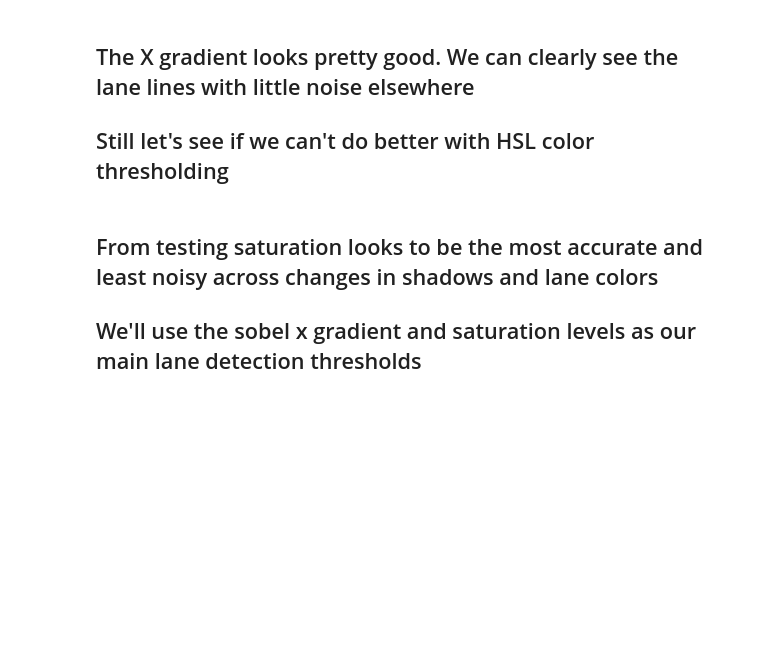
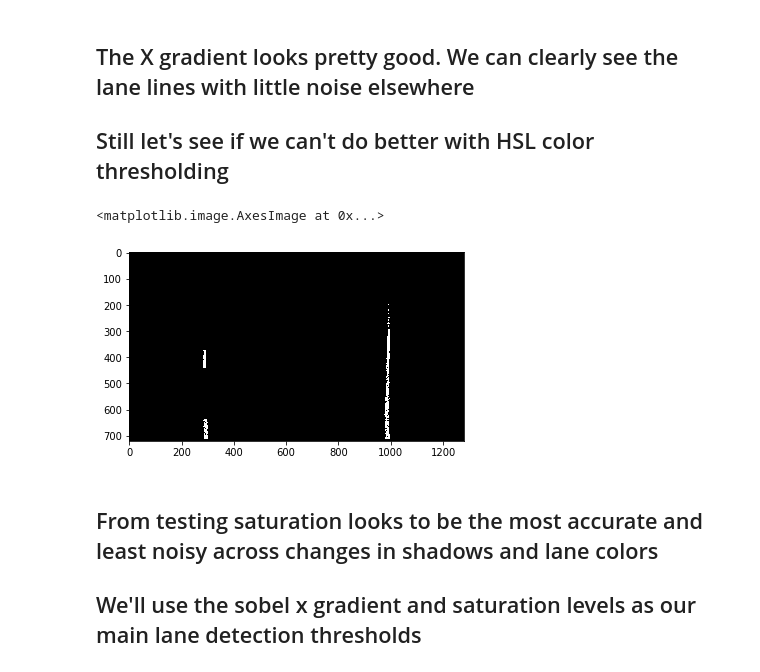
Before and after one commit to gobrando/CarND-Camera-Calibration, a Jupyter notebook: advanced_lane_lines_project/CarND-Advanced-Lane-Lines/lane_detection.ipynb, the cells around one changed output. Drawn from its saved outputs; the diff is of its cells as text; code cells hidden in the pictures; blank space fills up the shorter version.

```diff
--- a/advanced_lane_lines_project/CarND-Advanced-Lane-Lines/lane_detection.ipynb
+++ b/advanced_lane_lines_project/CarND-Advanced-Lane-Lines/lane_detection.ipynb
@@ -135,15 +138,18 @@ def grad_threshold(img, orient='x', sobel_kernel=3, thresh=(30,255)):
 # %%
 def color_filter(image, thresh=(100,255)):
     hls = cv2.cvtColor(image, cv2.COLOR_RGB2HLS)
     h_filter = hls[:,:,0]
     l_filter = hls[:,:,1]
     s_filter = hls[:,:,2]
     sbinary = np.zeros_like(s_filter)
     sbinary[(s_filter > thresh[0]) & (s_filter < thresh[1])] = 1
     return sbinary
 
-#s_filter_img = color_filter(top_down)
-#plt.imshow(s_filter_img, cmap='gray')
+s_filter_img = color_filter(top_down)
+plt.imshow(s_filter_img, cmap='gray')
+# %% [output]
+<matplotlib.image.AxesImage at 0x...>
+[figure, added]
 # %% [markdown]
 ## From testing saturation looks to be the most accurate and least noisy across changes in shadows and lane colors
 ## We'll use the sobel x gradient and saturation levels as our main lane detection thresholds
```
Also changed, not shown: parts of 10 cells of this notebook, 2 other files.
